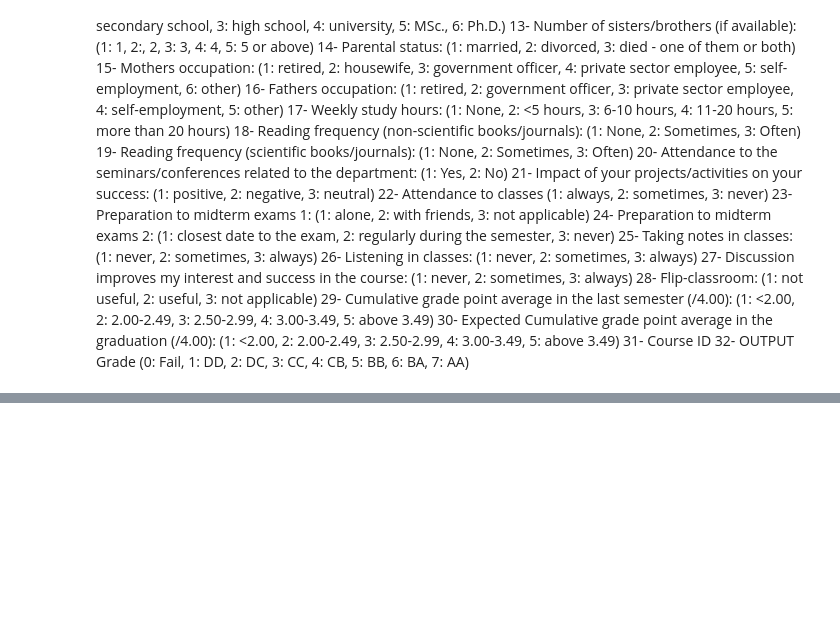
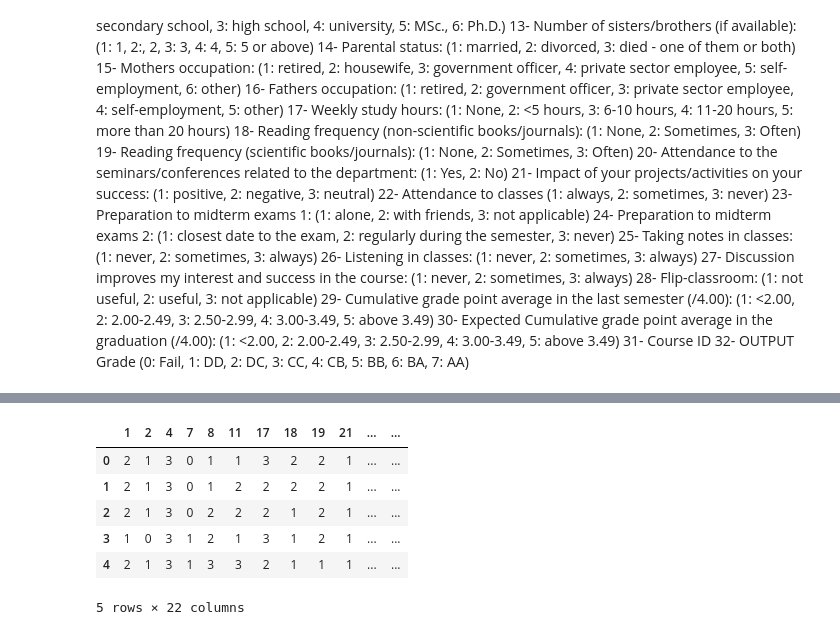
Before and after one commit to milooranm/TraditionalvsCausalAnalytics, a Jupyter notebook: Causal inference for features.ipynb, the cells around one changed output, grey strips where cells are left out. Saved outputs shown, nothing was run; the diff lists cells and outputs as text; code cells hidden in the pictures; blank space fills up the shorter version.

```diff
--- a/Causal inference for features.ipynb
+++ b/Causal inference for features.ipynb
@@ -50,0 +197,10 @@ the causal model here will need to designed based on domain knowledge and the re
+# %%
+df = data[['1', '2', '4', '7', '8', '9', '10', '11', '15', '17', '18', '19', '21', '25', 'GRADE']]
+# %%
+df["9"] = df["9"].replace({4:3})
+df["10"] = df["10"].replace({4:3})
+df["15"] = df["15"].replace({5:1})
+df["2"] = df["2"].replace({1:0,2:1})
+# now interpretable as Male (1) or not male/female (0)
+df["7"] = df["7"].replace({2:0})
+# now interpretable as has a partner yes(1) or no(0)
@@ -50,0 +225,14 @@ the causal model here will need to designed based on domain knowledge and the re
+# %%
+columns_to_encode = ["9","10","15"]
+prefixes = [f"{col} cat " for col in columns_to_encode]
+
+df = pd.get_dummies(df, columns=columns_to_encode, prefix=prefixes)
+df.head()
+# %% [output]
+|  | 1 | 2 | 4 | 7 | 8 | 11 | 17 | 18 | 19 | 21 | ... | ... |
+| 0 | 2 | 1 | 3 | 0 | 1 | 1 | 3 | 2 | 2 | 1 | ... | ... |
+| 1 | 2 | 1 | 3 | 0 | 1 | 2 | 2 | 2 | 2 | 1 | ... | ... |
+| 2 | 2 | 1 | 3 | 0 | 2 | 2 | 2 | 1 | 2 | 1 | ... | ... |
+| 3 | 1 | 0 | 3 | 1 | 2 | 1 | 3 | 1 | 2 | 1 | ... | ... |
+| 4 | 2 | 1 | 3 | 1 | 3 | 3 | 2 | 1 | 1 | 1 | ... | ... |
+5 rows × 22 columns
```
Also changed, not shown: parts of 35 cells of this notebook.
